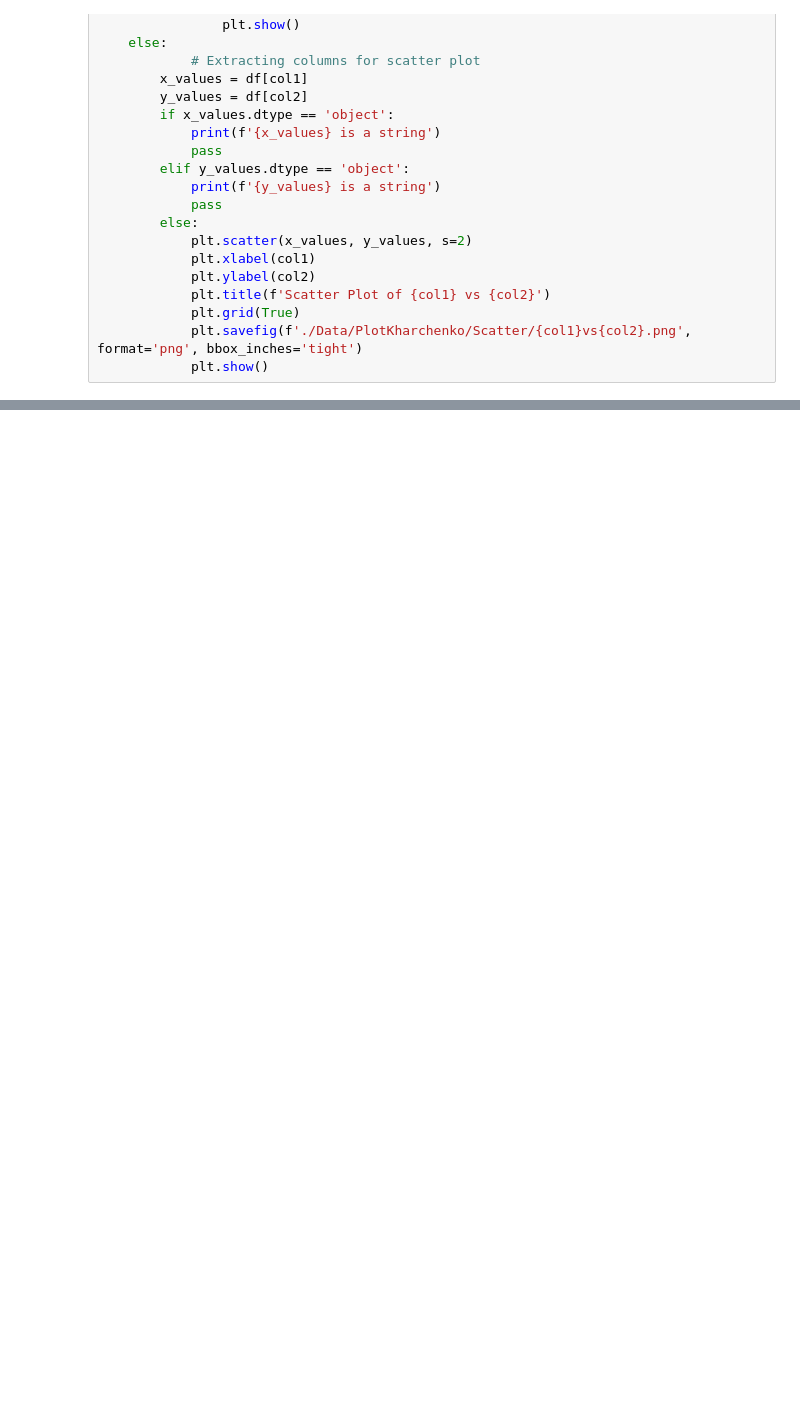
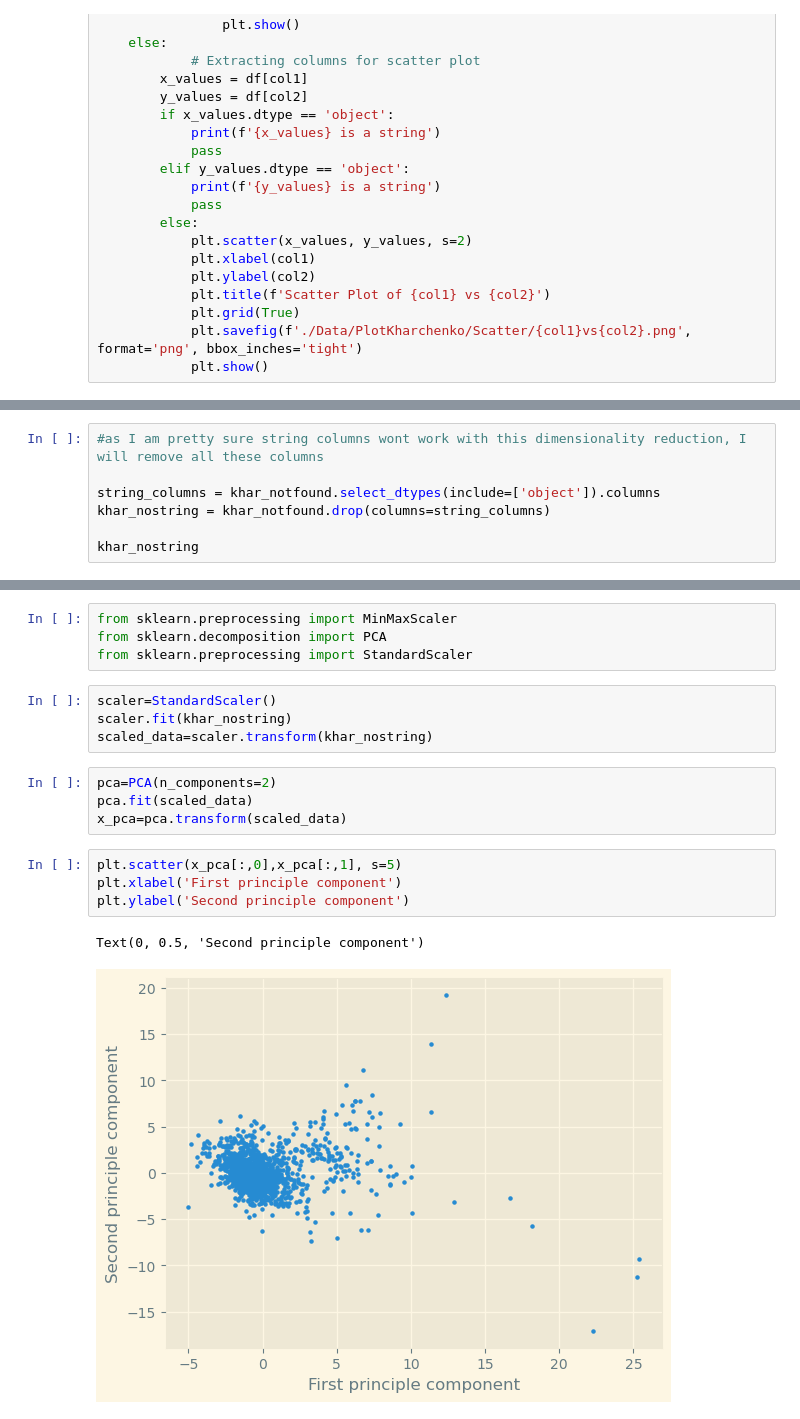
Before and after one commit to jpbatleidenuniv/BRP, a Jupyter notebook: Notebooks/Hunt_notebook.ipynb, the cells around one changed output, grey strips where cells are left out. Cells and saved outputs as stored; diff of their text form; blank space fills up the shorter version.

Commit message:
added PCA dimensionality reduction

```diff
--- a/Notebooks/Hunt_notebook.ipynb
+++ b/Notebooks/Hunt_notebook.ipynb
@@ -184,0 +184,7 @@ Number of unique combinations of 2 coins from 35 unique coins: 595
+# %%
+#as I am pretty sure string columns wont work with this dimensionality reduction, I will remove all these columns
+
+string_columns = khar_notfound.select_dtypes(include=['object']).columns
+khar_nostring = khar_notfound.drop(columns=string_columns)
+
+khar_nostring
@@ -184,0 +205,19 @@ Number of unique combinations of 2 coins from 35 unique coins: 595
+# %%
+from sklearn.preprocessing import MinMaxScaler
+from sklearn.decomposition import PCA
+from sklearn.preprocessing import StandardScaler
+# %%
+scaler=StandardScaler()
+scaler.fit(khar_nostring)
+scaled_data=scaler.transform(khar_nostring)
+# %%
+pca=PCA(n_components=2)
+pca.fit(scaled_data)
+x_pca=pca.transform(scaled_data)
+# %%
+plt.scatter(x_pca[:,0],x_pca[:,1], s=5)
+plt.xlabel('First principle component')
+plt.ylabel('Second principle component')
+# %% [output]
+Text(0, 0.5, 'Second principle component')
+[figure, added]
```
Also changed, not shown: parts of 5 cells of this notebook.
